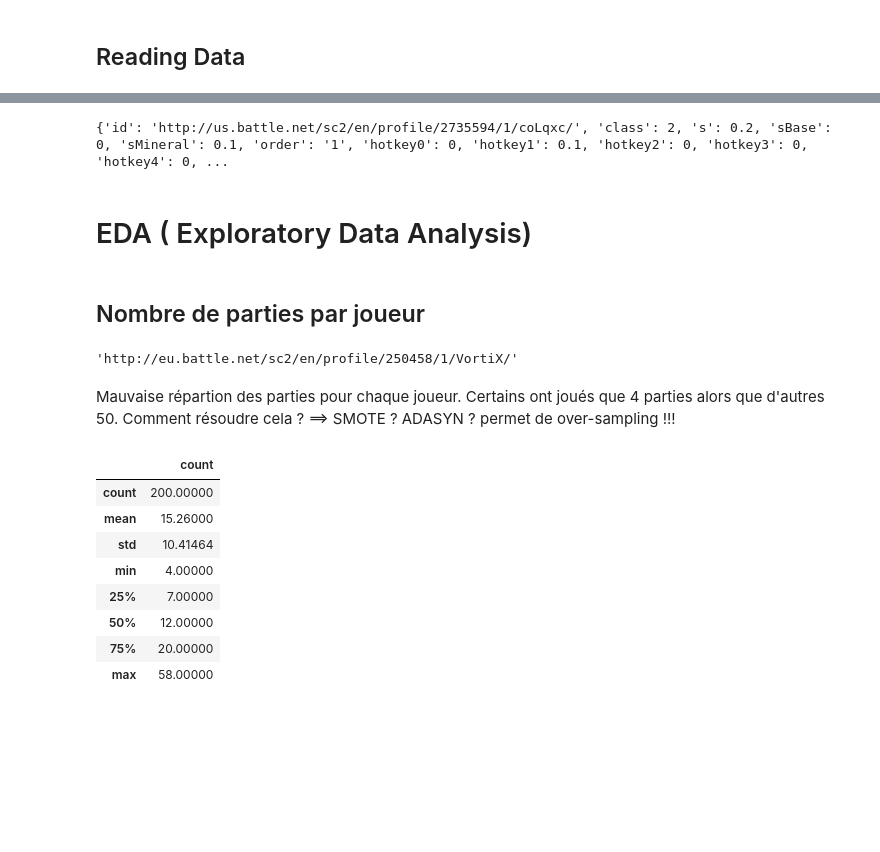
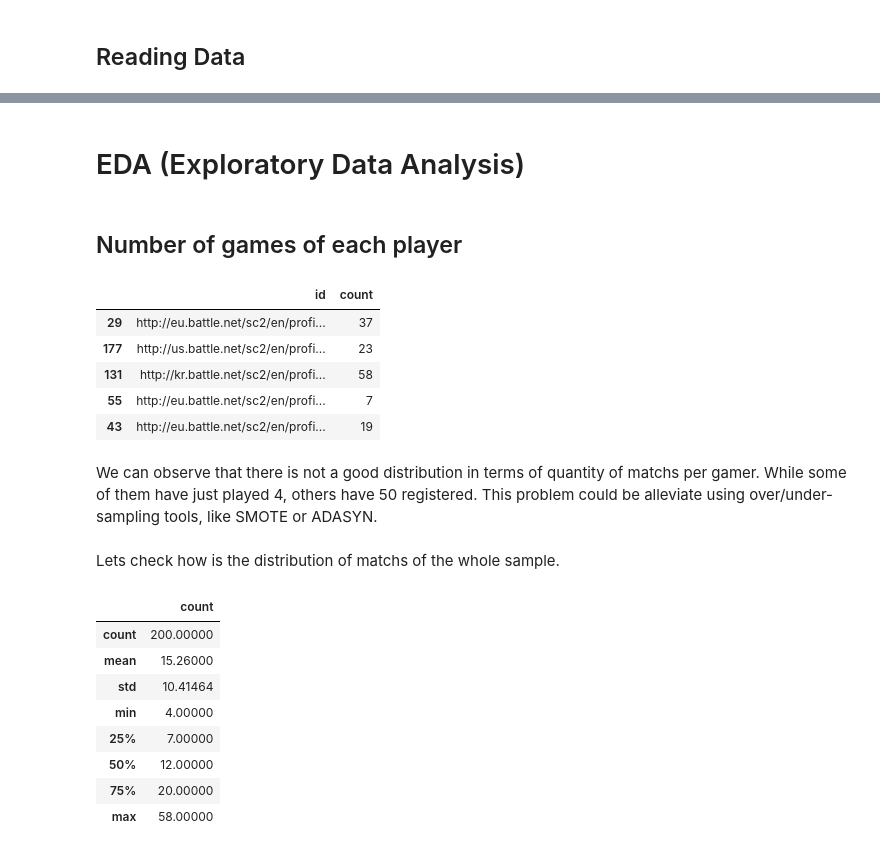
Before and after one commit to AguPereyra/StarcraftDataMiner, a Jupyter notebook: kernel/EDA.ipynb, the cells around one changed output, grey strips where cells are left out. Saved outputs shown, nothing was run; the diff lists cells and outputs as text; code cells hidden in the pictures; blank space fills up the shorter version.

```diff
--- a/kernel/EDA.ipynb
+++ b/kernel/EDA.ipynb
@@ -92,18 +88,21 @@ Shape of the dataset: (3052, 16)
-# %%
-print(data[561])
-# %% [output]
-{'id': 'http://us.battle.net/sc2/en/profile/2735594/1/coLqxc/', 'class': 2, 's': 0.2, 'sBase': 0, 'sMineral': 0.1, 'order': '1', 'hotkey0': 0, 'hotkey1': 0.1, 'hotkey2': 0, 'hotkey3': 0, 'hotkey4': 0, ...
 # %% [markdown]
-# EDA ( Exploratory Data Analysis)
+# EDA (Exploratory Data Analysis)
-# %% [markdown]
-## Nombre de parties par joueur
+# %% [markdown]
+## Number of games of each player
 # %%
 df.groupby('id').id.count().reset_index(name='count').sort_values('count',ascending=True).sample(n=5)
-df.iloc[20].id
 # %% [output]
-'http://eu.battle.net/sc2/en/profile/250458/1/VortiX/'
+|  | id | count |
+| 29 | http://eu.battle.net/sc2/en/profi... | 37 |
+| 177 | http://us.battle.net/sc2/en/profi... | 23 |
+| 131 | http://kr.battle.net/sc2/en/profi... | 58 |
+| 55 | http://eu.battle.net/sc2/en/profi... | 7 |
+| 43 | http://eu.battle.net/sc2/en/profi... | 19 |
-# %% [markdown]
-Mauvaise répartion des parties pour chaque joueur. Certains ont joués que 4 parties alors que d'autres 50. Comment résoudre cela ? ==> SMOTE ? ADASYN ? permet de over-sampling !!!
+# %% [markdown]
+We can observe that there is not a good distribution in terms of quantity of matchs per gamer. While some of them have just played 4, others have 50 registered.
+This problem could be alleviate using over/under-sampling tools, like SMOTE or ADASYN.
+# %% [markdown]
+Lets check how is the distribution of matchs of the whole sample.
 # %%
 df.groupby('id').id.count().reset_index(name='count').sort_values('count',ascending=False).describe()
 # %% [output]
```
Also changed, not shown: parts of 35 cells of this notebook.
